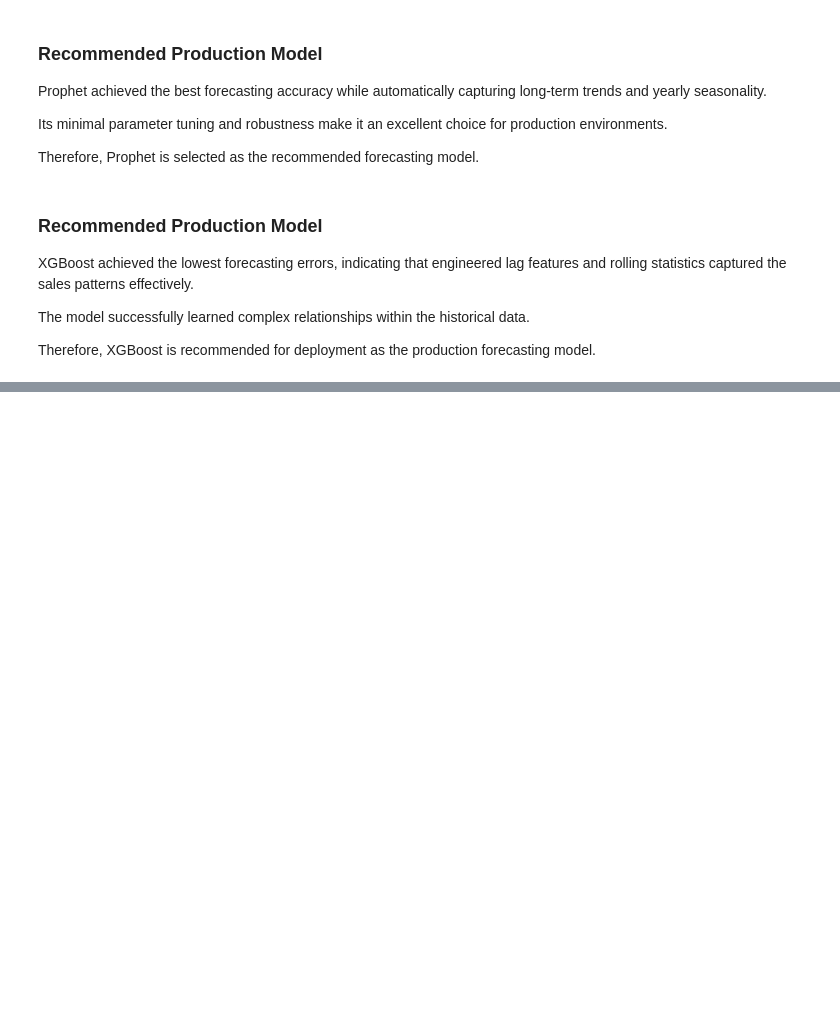
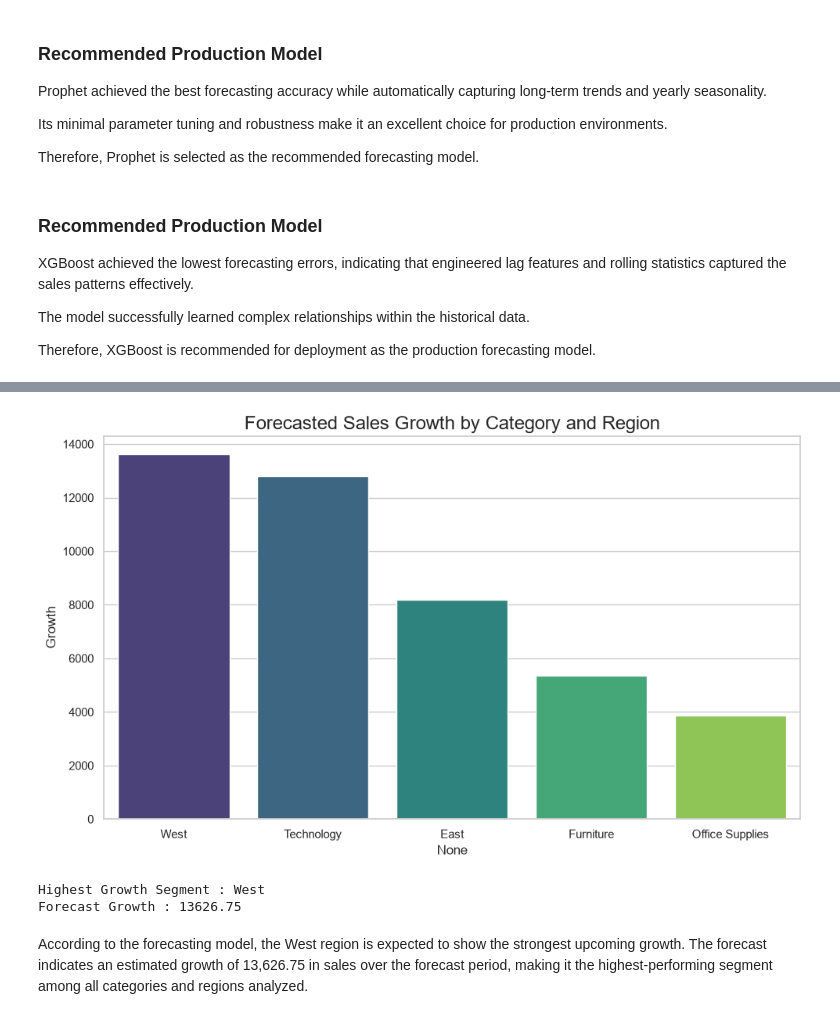
Before and after one commit to Divesh455/XYlofy_AI_Internship, a Jupyter notebook: SalesForecasting_DiveshMatkar/Notebooks/analysis.ipynb, the cells around one changed output, grey strips where cells are left out. Cells and saved outputs as stored; diff of their text form; code cells hidden in the pictures; blank space fills up the shorter version.

```diff
--- a/SalesForecasting_DiveshMatkar/Notebooks/analysis.ipynb
+++ b/SalesForecasting_DiveshMatkar/Notebooks/analysis.ipynb
@@ -1707,0 +2125,47 @@ Therefore, XGBoost is recommended for deployment as the production forecasting m
+# %%
+plt.figure(figsize=(10,6))
+
+sns.barplot(
+
+    x=growth.index,
+
+    y=growth.values,
+
+    palette="viridis"
+
+)
+
+plt.title(
+
+    "Forecasted Sales Growth by Category and Region",
+
+    fontsize=17
+
+)
+
+plt.ylabel("Growth")
+
+save_chart("29_Growth")
+# %% [output]
+[figure, added]
+# %%
+best_segment = growth.idxmax()
+
+best_growth = growth.max()
+
+print(
+
+    f"Highest Growth Segment : {best_segment}"
+
+)
+
+print(
+
+    f"Forecast Growth : {best_growth:.2f}"
+
+)
+# %% [output]
+Highest Growth Segment : West
+Forecast Growth : 13626.75
+# %% [markdown]
+According to the forecasting model, the West region is expected to show the strongest upcoming growth. The forecast indicates an estimated growth of 13,626.75 in sales over the forecast period, making it the highest-performing segment among all categories and regions analyzed.
```
Also changed, not shown: parts of 35 cells of this notebook, 11 other files.
